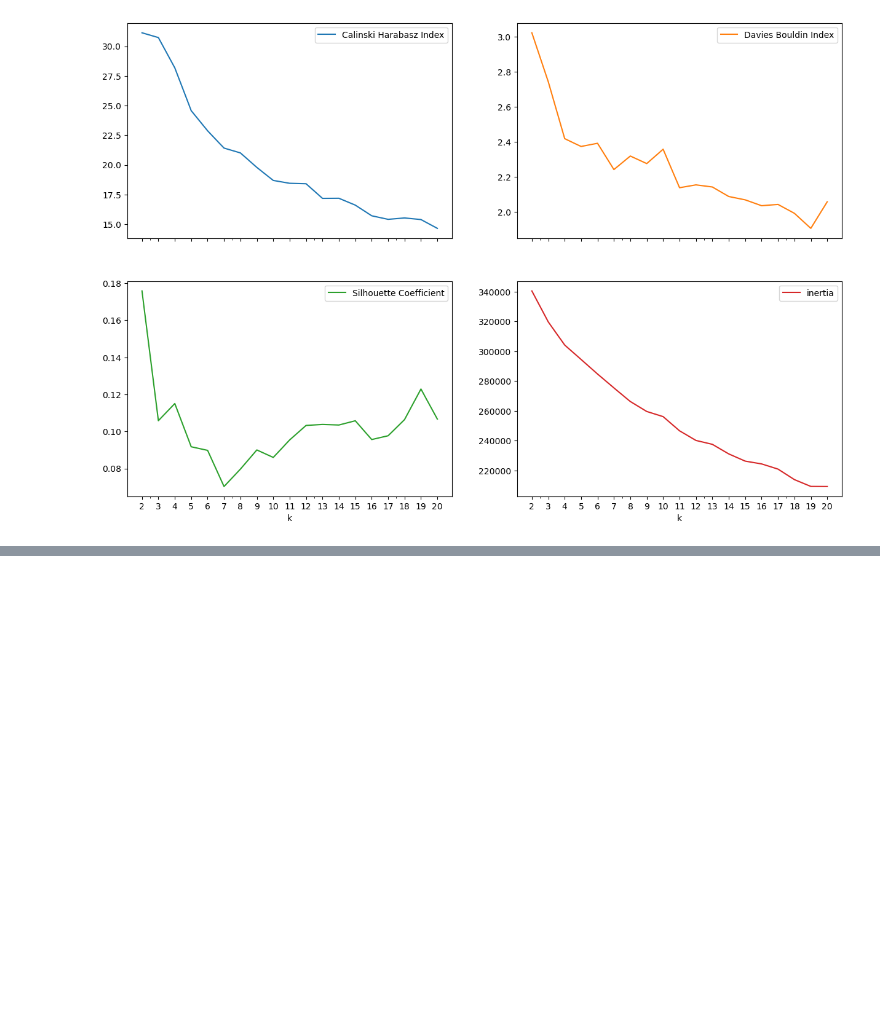
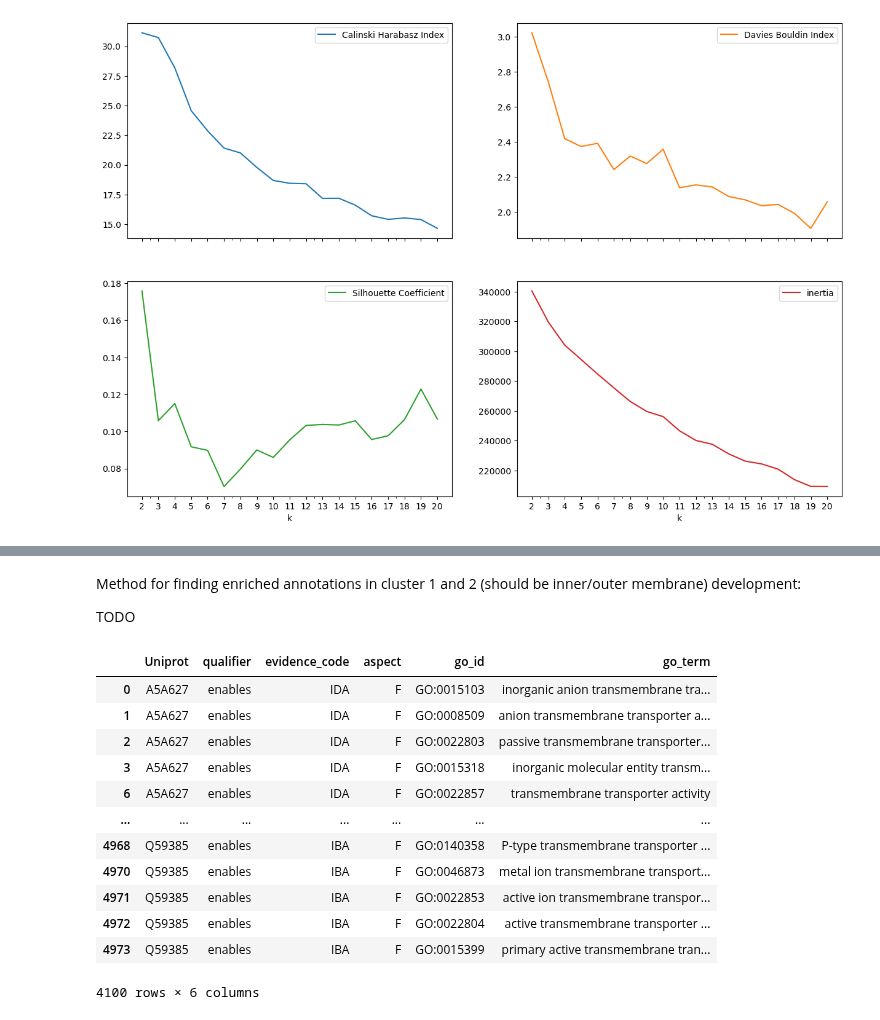
Before and after one commit to adenger/subpred4, a Jupyter notebook: notebooks/ecoli_clusters_protnlm.ipynb, the cells around one changed output, grey strips where cells are left out. Cells and saved outputs as stored; diff of their text form; code cells hidden in the pictures; blank space fills up the shorter version.

```diff
--- a/notebooks/ecoli_clusters_protnlm.ipynb
+++ b/notebooks/ecoli_clusters_protnlm.ipynb
@@ -531,0 +568,24 @@ array([[<AxesSubplot:xlabel='k'>, <AxesSubplot:xlabel='k'>],
+# %% [markdown]
+Method for finding enriched annotations in cluster 1 and 2 (should be inner/outer membrane) development:
+
+TODO
+# %%
+# hypergeometric test
+
+go_annotations_uniprot[go_annotations_uniprot.go_term.str.contains("membrane")]
+
+# TODO also read cellular component go terms!
+# %% [output]
+|  | Uniprot | qualifier | evidence_code | aspect | go_id | go_term |
+| 0 | A5A627 | enables | IDA | F | GO:0015103 | inorganic anion transmembrane tra... |
+| 1 | A5A627 | enables | IDA | F | GO:0008509 | anion transmembrane transporter a... |
+| 2 | A5A627 | enables | IDA | F | GO:0022803 | passive transmembrane transporter... |
+| 3 | A5A627 | enables | IDA | F | GO:0015318 | inorganic molecular entity transm... |
+| 6 | A5A627 | enables | IDA | F | GO:0022857 | transmembrane transporter activity |
+| ... | ... | ... | ... | ... | ... | ... |
+| 4968 | Q59385 | enables | IBA | F | GO:0140358 | P-type transmembrane transporter ... |
+| 4970 | Q59385 | enables | IBA | F | GO:0046873 | metal ion transmembrane transport... |
+| 4971 | Q59385 | enables | IBA | F | GO:0022853 | active ion transmembrane transpor... |
+| 4972 | Q59385 | enables | IBA | F | GO:0022804 | active transmembrane transporter ... |
+| 4973 | Q59385 | enables | IBA | F | GO:0015399 | primary active transmembrane tran... |
+4100 rows × 6 columns
```
Also changed, not shown: parts of 8 cells of this notebook.
